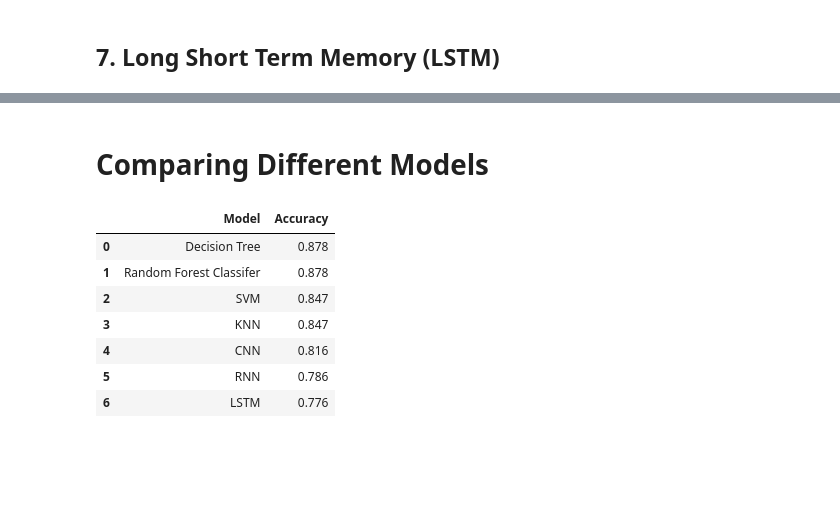
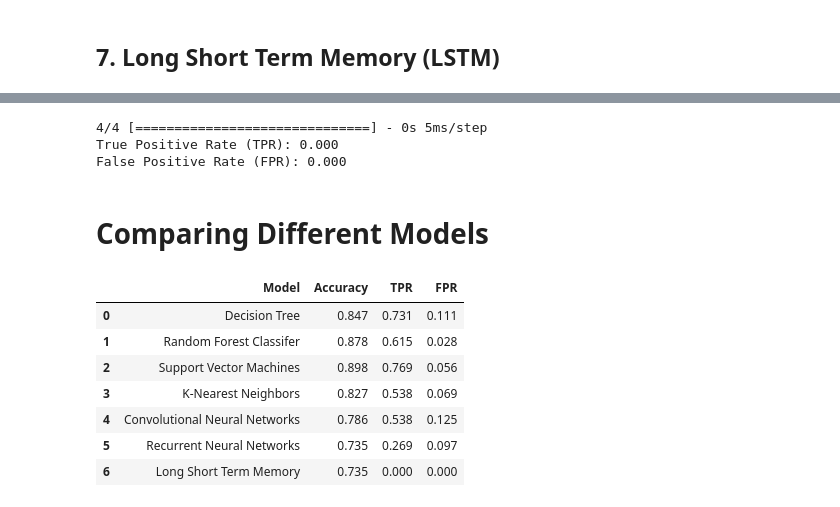
Before and after one commit to harshvadi/PhishFind, a Jupyter notebook: Model.ipynb, the cells around one changed output, grey strips where cells are left out. Cells and saved outputs as stored; diff of their text form; code cells hidden in the pictures; blank space fills up the shorter version.

```diff
--- a/Model.ipynb
+++ b/Model.ipynb
@@ -71,9 +72,13 @@ from sklearn.metrics import accuracy_score
 # %%
 modelsUsed = []
 accuracy = []
+tpr = []
+fpr = []
 
-def store(model_name, acc):
+def store(model_name, tp, fp, acc):
     modelsUsed.append(model_name)
+    tpr.append(round(tp, 3))
+    fpr.append(round(fp, 3))
     accuracy.append(round(acc, 3))
 # %% [markdown]
 ## 1. Decision Tree
@@ -308,0 +403,18 @@ store("LSTM", acc_test_lstm)
+# %%
+y_pred_lstm = lstm.predict(X_test)
+
+# Convert predicted probabilities to class labels
+y_pred_classes_lstm = np.round(y_pred_lstm)
+
+# Compute the confusion matrix
+cm_lstm = confusion_matrix(y_true=y_test, y_pred=y_pred_classes_lstm)
+
+TPR_lstm = cm_lstm[1, 1] / (cm_lstm[1, 1] + cm_lstm[1, 0])
+FPR_lstm = cm_lstm[0, 1] / (cm_lstm[0, 1] + cm_lstm[0, 0])
+
+print("True Positive Rate (TPR): {:.3f}".format(TPR_lstm))
+print("False Positive Rate (FPR): {:.3f}".format(FPR_lstm))
+# %% [output]
+4/4 [==============================] - 0s 5ms/step
+True Positive Rate (TPR): 0.000
+False Positive Rate (FPR): 0.000
@@ -310,15 +424,17 @@ store("LSTM", acc_test_lstm)
 # Comparing Different Models
 # %%
 results = pd.DataFrame({'Model' : modelsUsed,
-                        'Accuracy' : accuracy})
+                        'Accuracy' : accuracy,
+                        'TPR' : tpr,
+                        'FPR' : fpr})
 
 results
 # %% [output]
-|  | Model | Accuracy |
-| 0 | Decision Tree | 0.878 |
-| 1 | Random Forest Classifer | 0.878 |
-| 2 | SVM | 0.847 |
-| 3 | KNN | 0.847 |
-| 4 | CNN | 0.816 |
-| 5 | RNN | 0.786 |
-| 6 | LSTM | 0.776 |
+|  | Model | Accuracy | TPR | FPR |
+| 0 | Decision Tree | 0.847 | 0.731 | 0.111 |
+| 1 | Random Forest Classifer | 0.878 | 0.615 | 0.028 |
+| 2 | Support Vector Machines | 0.898 | 0.769 | 0.056 |
+| 3 | K-Nearest Neighbors | 0.827 | 0.538 | 0.069 |
+| 4 | Convolutional Neural Networks | 0.786 | 0.538 | 0.125 |
+| 5 | Recurrent Neural Networks | 0.735 | 0.269 | 0.097 |
+| 6 | Long Short Term Memory | 0.735 | 0.000 | 0.000 |
```
Also changed, not shown: parts of 27 cells of this notebook, 12 other files.
